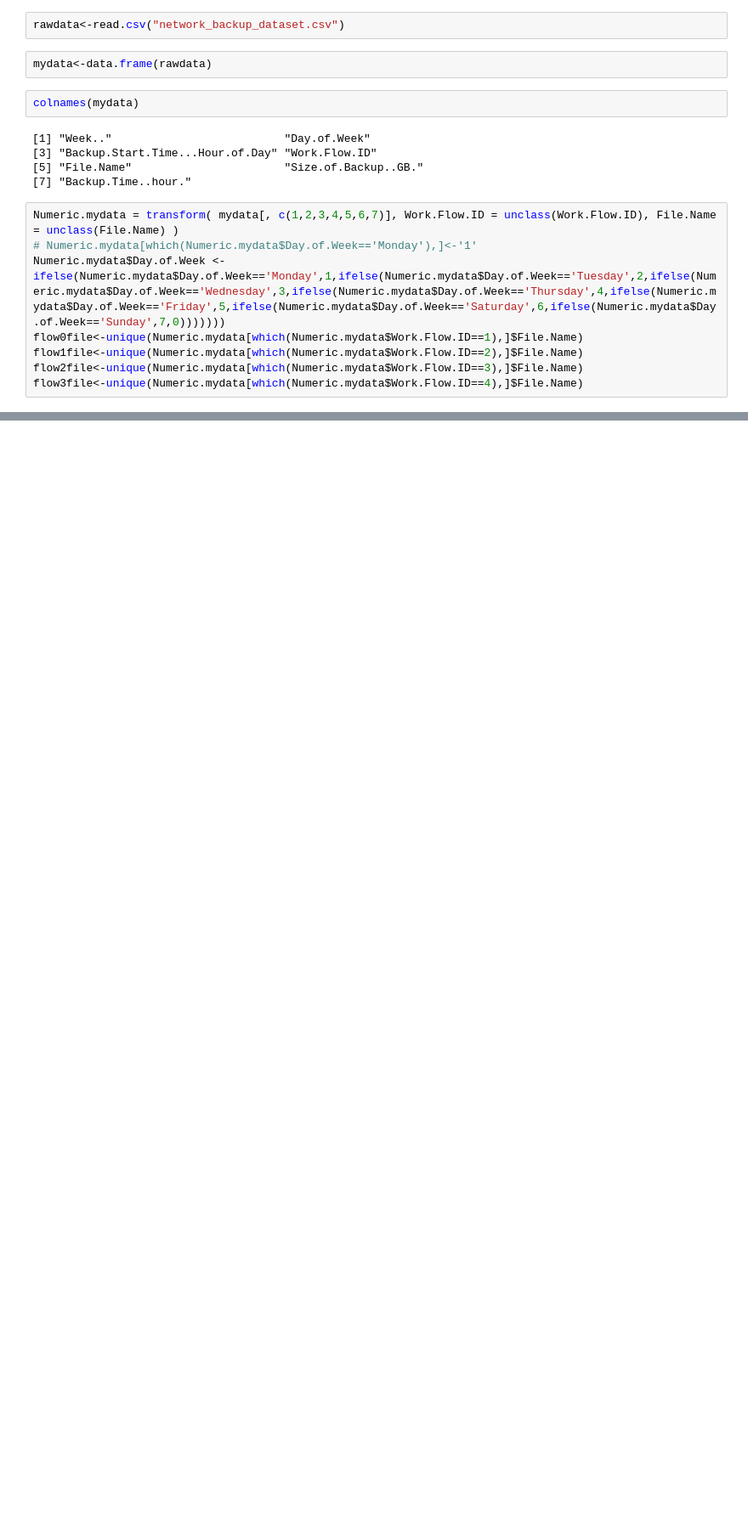
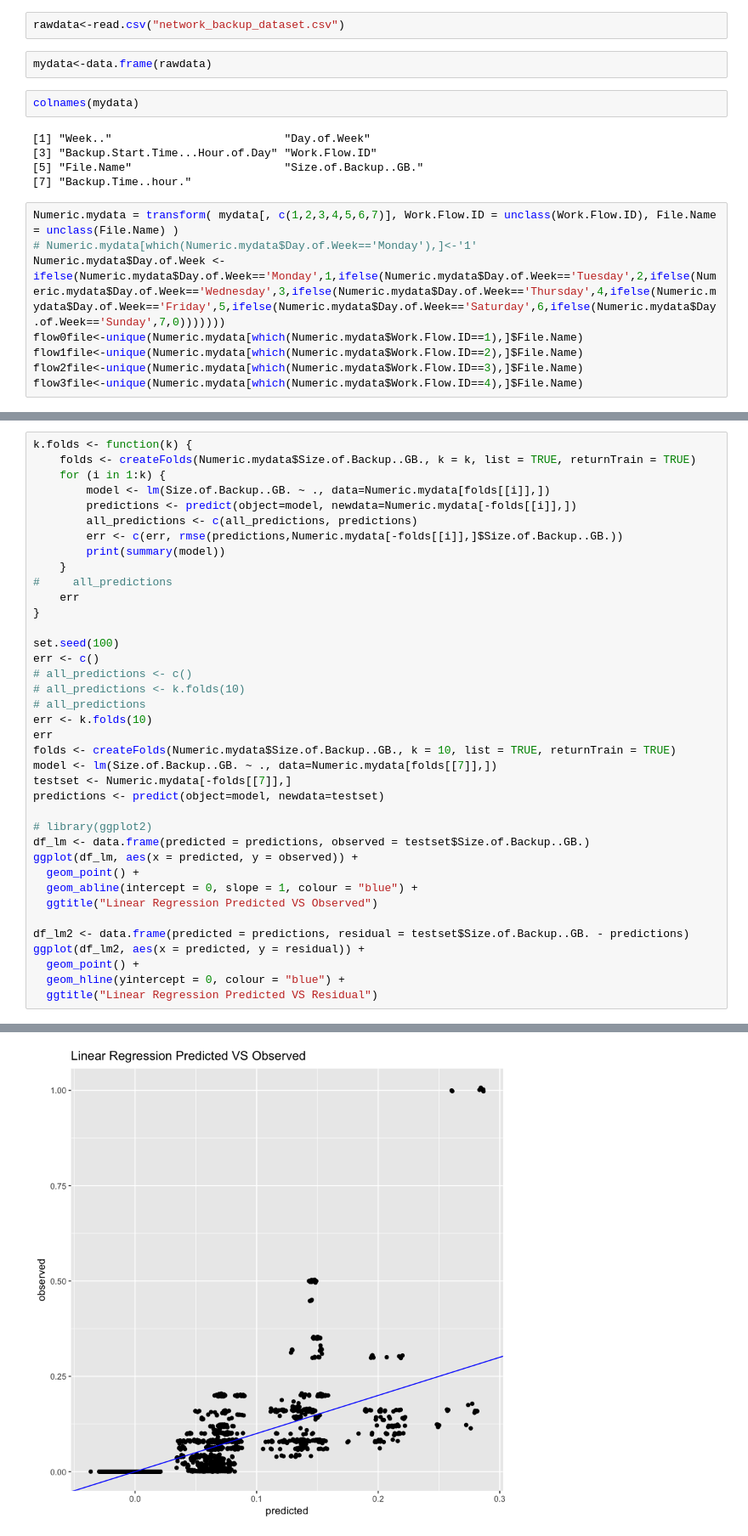
Before and after one commit to hc934/EE_219, a Jupyter notebook: Untitled.ipynb, the cells around one changed output, grey strips where cells are left out. Shown at 85% size. Cells and saved outputs as stored; diff of their text form; blank space fills up the shorter version.

```diff
--- a/Untitled.ipynb
+++ b/Untitled.ipynb
@@ -74,0 +123,39 @@ print(importance(fit,type = 2))
+# %%
+k.folds <- function(k) {
+    folds <- createFolds(Numeric.mydata$Size.of.Backup..GB., k = k, list = TRUE, returnTrain = TRUE)
+    for (i in 1:k) {
+        model <- lm(Size.of.Backup..GB. ~ ., data=Numeric.mydata[folds[[i]],])
+        predictions <- predict(object=model, newdata=Numeric.mydata[-folds[[i]],])
+        all_predictions <- c(all_predictions, predictions)
+        err <- c(err, rmse(predictions,Numeric.mydata[-folds[[i]],]$Size.of.Backup..GB.))
+        print(summary(model))
+    }
+#     all_predictions
+    err
+}
+
+set.seed(100)
+err <- c()
+# all_predictions <- c()
+# all_predictions <- k.folds(10)
+# all_predictions
+err <- k.folds(10)
+err
+folds <- createFolds(Numeric.mydata$Size.of.Backup..GB., k = 10, list = TRUE, returnTrain = TRUE)
+model <- lm(Size.of.Backup..GB. ~ ., data=Numeric.mydata[folds[[7]],])
+testset <- Numeric.mydata[-folds[[7]],]
+predictions <- predict(object=model, newdata=testset)
+
+# library(ggplot2)
+df_lm <- data.frame(predicted = predictions, observed = testset$Size.of.Backup..GB.)
+ggplot(df_lm, aes(x = predicted, y = observed)) +
+  geom_point() +
+  geom_abline(intercept = 0, slope = 1, colour = "blue") +
+  ggtitle("Linear Regression Predicted VS Observed")
+
+df_lm2 <- data.frame(predicted = predictions, residual = testset$Size.of.Backup..GB. - predictions)
+ggplot(df_lm2, aes(x = predicted, y = residual)) +
+  geom_point() +
+  geom_hline(yintercept = 0, colour = "blue") +
+  ggtitle("Linear Regression Predicted VS Residual")
+# %% [output]
@@ -74,0 +181 @@ print(importance(fit,type = 2))
+[figure, added]
```
Also changed, not shown: parts of 8 cells of this notebook.
